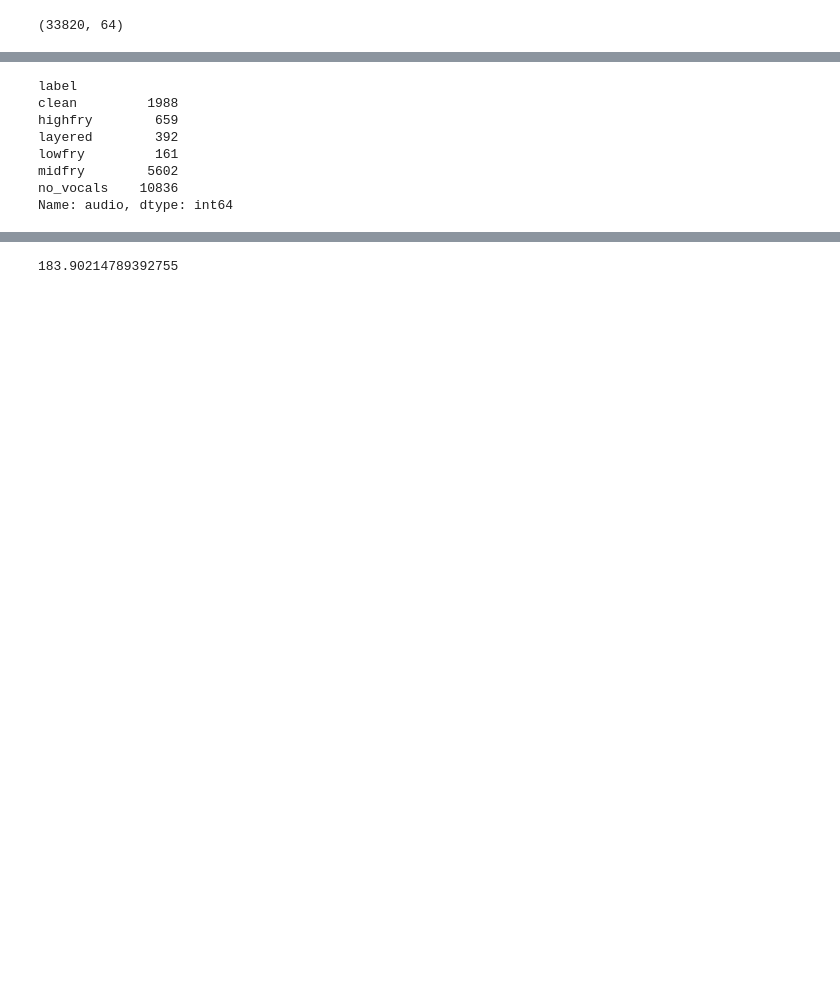
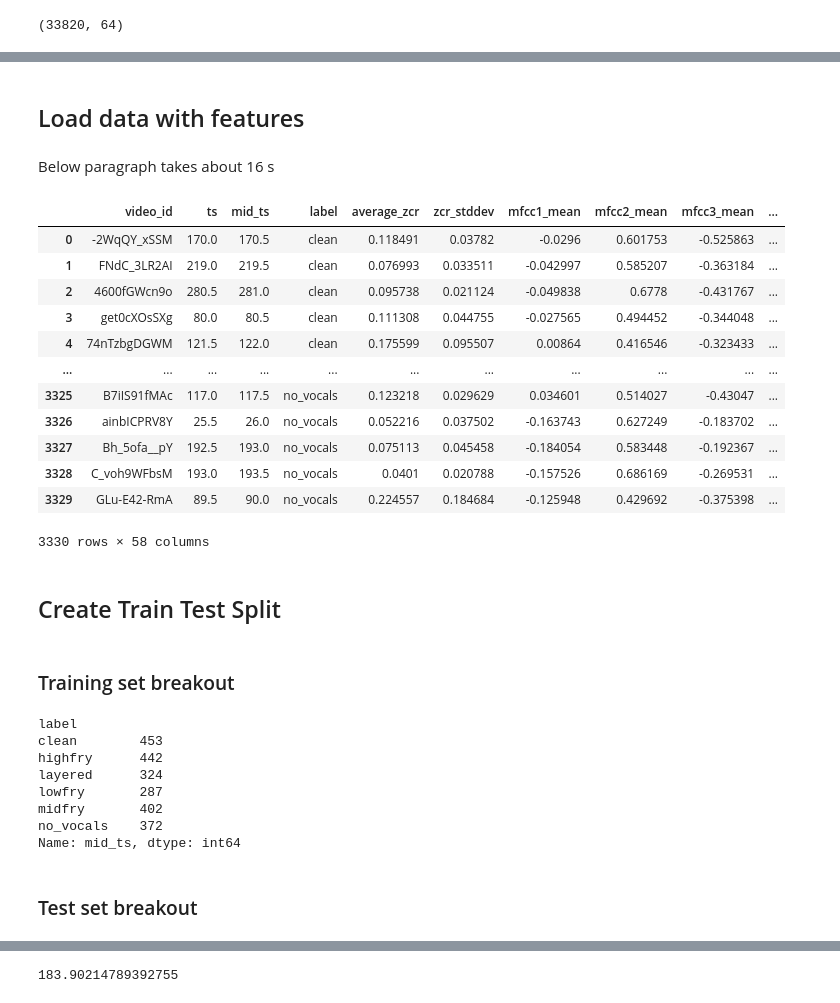
Before and after one commit to VedantKalbag/ScreamDetection, a Jupyter notebook: classifier.ipynb, the cells around one changed output, grey strips where cells are left out. Drawn from its saved outputs; the diff is of its cells as text; code cells hidden in the pictures; blank space fills up the shorter version.

```diff
--- a/classifier.ipynb
+++ b/classifier.ipynb
@@ -222,0 +265,54 @@ test = df[df.video_id.isin(test_ids)]
+# %% [markdown]
+## Load data with features
+# %%
+cols=['video_id', 'ts', 'mid_ts', 'label', 'average_zcr',
+       'zcr_stddev', 'mfcc1_mean', 'mfcc2_mean', 'mfcc3_mean',
+       'mfcc4_mean', 'mfcc5_mean', 'mfcc6_mean', 'mfcc7_mean', 'mfcc8_mean',
+       'mfcc9_mean', 'mfcc10_mean', 'mfcc11_mean', 'mfcc12_mean',
+       'mfcc13_mean', 'mfcc1_std', 'mfcc2_std', 'mfcc3_std', 'mfcc4_std',
+       'mfcc5_std', 'mfcc6_std', 'mfcc7_std', 'mfcc8_std', 'mfcc9_std',
+       'mfcc10_std', 'mfcc11_std', 'mfcc12_std', 'mfcc13_std',
+       'delta_mfcc1_mean', 'delta_mfcc2_mean', 'delta_mfcc3_mean',
+       'delta_mfcc4_mean', 'delta_mfcc5_mean', 'delta_mfcc6_mean',
+       'delta_mfcc7_mean', 'delta_mfcc8_mean', 'delta_mfcc9_mean',
+       'delta_mfcc10_mean', 'delta_mfcc11_mean', 'delta_mfcc12_mean',
+       'delta_mfcc13_mean', 'delta_mfcc1_std', 'delta_mfcc2_std',
+       'delta_mfcc3_std', 'delta_mfcc4_std', 'delta_mfcc5_std',
+       'delta_mfcc6_std', 'delta_mfcc7_std', 'delta_mfcc8_std',
+       'delta_mfcc9_std', 'delta_mfcc10_std', 'delta_mfcc11_std',
+       'delta_mfcc12_std', 'delta_mfcc13_std']
+# %% [markdown]
+Below paragraph takes about 16 s
+# %%
+d=np.load('./resources/working_data/data_with_features.npy',allow_pickle=True)
+df = pd.DataFrame(d,columns=cols)
+
+lut = pd.read_csv('./resources/dataset/lookup_new.csv')
+# %%
+from imblearn.under_sampling import RandomUnderSampler
+undersample = RandomUnderSampler(sampling_strategy='not minority',random_state=0)
+from collections import Counter
+X = df[cols].to_numpy()
+y=df[['label']].to_numpy()
+
+X_under, y_under = undersample.fit_resample(X, y)
+# %%
+undersampled_data = pd.DataFrame(X_under,columns=cols)
+undersampled_data['label'] = y_under
+undersampled_data
+# %% [output]
+|  | video_id | ts | mid_ts | label | average_zcr | zcr_stddev | mfcc1_mean | mfcc2_mean | mfcc3_mean | ... |
+| 0 | -2WqQY_xSSM | 170.0 | 170.5 | clean | 0.118491 | 0.03782 | -0.0296 | 0.601753 | -0.525863 | ... |
+| 1 | FNdC_3LR2AI | 219.0 | 219.5 | clean | 0.076993 | 0.033511 | -0.042997 | 0.585207 | -0.363184 | ... |
+| 2 | 4600fGWcn9o | 280.5 | 281.0 | clean | 0.095738 | 0.021124 | -0.049838 | 0.6778 | -0.431767 | ... |
+| 3 | get0cXOsSXg | 80.0 | 80.5 | clean | 0.111308 | 0.044755 | -0.027565 | 0.494452 | -0.344048 | ... |
+| 4 | 74nTzbgDGWM | 121.5 | 122.0 | clean | 0.175599 | 0.095507 | 0.00864 | 0.416546 | -0.323433 | ... |
+| ... | ... | ... | ... | ... | ... | ... | ... | ... | ... | ... |
+| 3325 | B7iIS91fMAc | 117.0 | 117.5 | no_vocals | 0.123218 | 0.029629 | 0.034601 | 0.514027 | -0.43047 | ... |
+| 3326 | ainbICPRV8Y | 25.5 | 26.0 | no_vocals | 0.052216 | 0.037502 | -0.163743 | 0.627249 | -0.183702 | ... |
+| 3327 | Bh_5ofa__pY | 192.5 | 193.0 | no_vocals | 0.075113 | 0.045458 | -0.184054 | 0.583448 | -0.192367 | ... |
+| 3328 | C_voh9WFbsM | 193.0 | 193.5 | no_vocals | 0.0401 | 0.020788 | -0.157526 | 0.686169 | -0.269531 | ... |
+| 3329 | GLu-E42-RmA | 89.5 | 90.0 | no_vocals | 0.224557 | 0.184684 | -0.125948 | 0.429692 | -0.375398 | ... |
+3330 rows × 58 columns
+# %% [markdown]
+## Create Train Test Split
@@ -223,12 +333,16 @@ test = df[df.video_id.isin(test_ids)]
+# %% [markdown]
+### Training set breakout
 # %%
-train.groupby('label')['audio'].count()
+train.groupby('label')['mid_ts'].count()
 # %% [output]
 label
-clean         1988
-highfry        659
-layered        392
-lowfry         161
-midfry        5602
-no_vocals    10836
-Name: audio, dtype: int64
+clean        453
+highfry      442
+layered      324
+lowfry       287
+midfry       402
+no_vocals    372
+Name: mid_ts, dtype: int64
+# %% [markdown]
+### Test set breakout
 # %%
```
Also changed, not shown: parts of 28 cells of this notebook.
